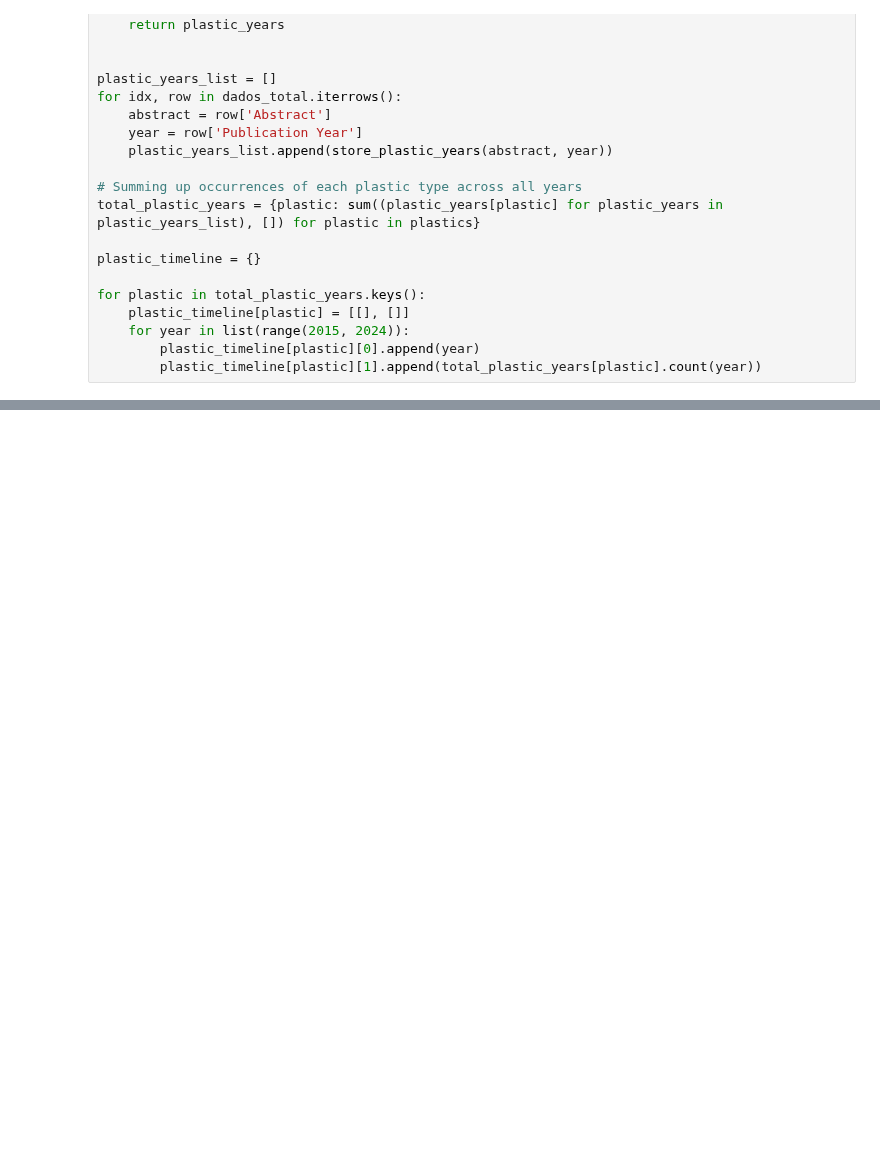
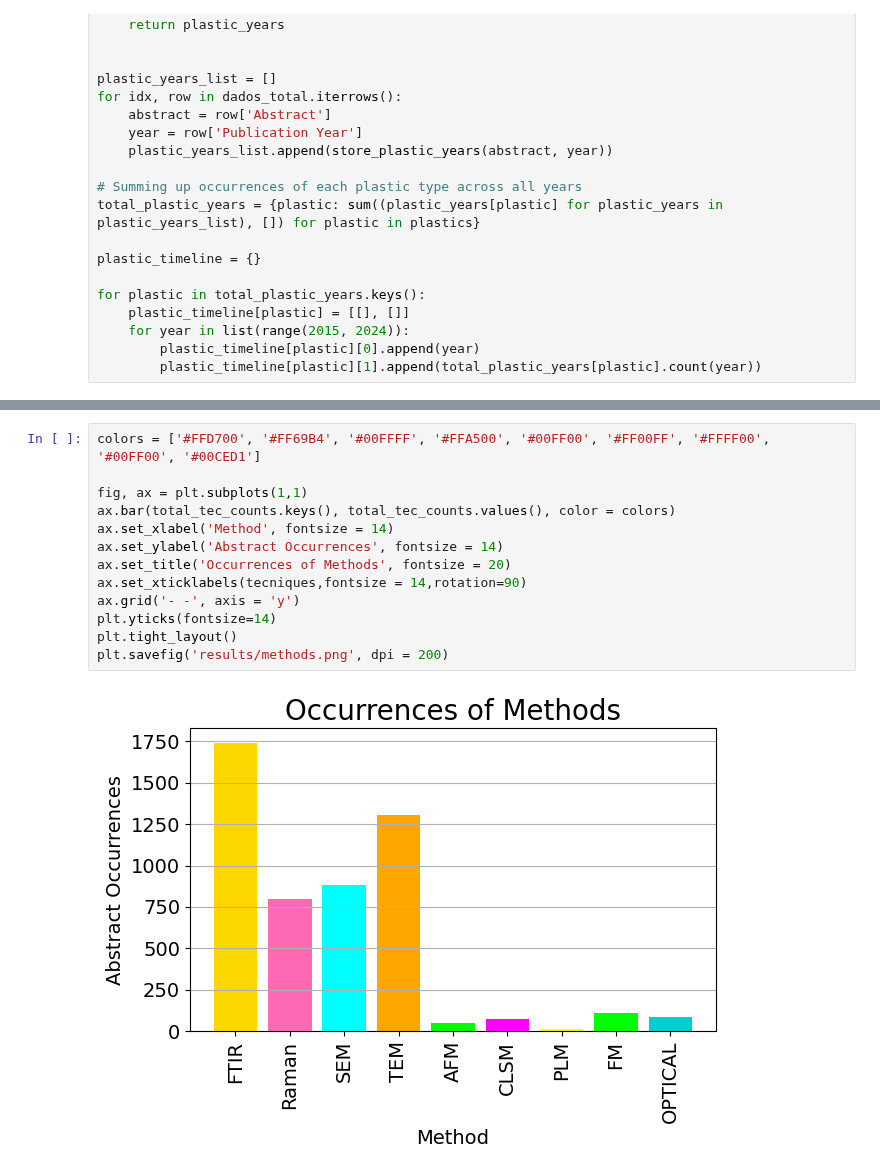
Before and after one commit to Karl-Marcos/NLP_microplastics, a Jupyter notebook: Regex.ipynb, the cells around one changed output, grey strips where cells are left out. Cells and saved outputs as stored; diff of their text form; blank space fills up the shorter version.

```diff
--- a/Regex.ipynb
+++ b/Regex.ipynb
@@ -136,0 +205,15 @@ plt.savefig('results/types_timeline.png', dpi = 200)
+# %%
+colors = ['#FFD700', '#FF69B4', '#00FFFF', '#FFA500', '#00FF00', '#FF00FF', '#FFFF00', '#00FF00', '#00CED1']
+
+fig, ax = plt.subplots(1,1)
+ax.bar(total_tec_counts.keys(), total_tec_counts.values(), color = colors)
+ax.set_xlabel('Method', fontsize = 14)
+ax.set_ylabel('Abstract Occurrences', fontsize = 14)
+ax.set_title('Occurrences of Methods', fontsize = 20)
+ax.set_xticklabels(tecniques,fontsize = 14,rotation=90)
+ax.grid('- -', axis = 'y')
+plt.yticks(fontsize=14)
+plt.tight_layout()
+plt.savefig('results/methods.png', dpi = 200)
+# %% [output]
+[figure, added]
```
Also changed, not shown: parts of 13 cells of this notebook, 8 other files.
